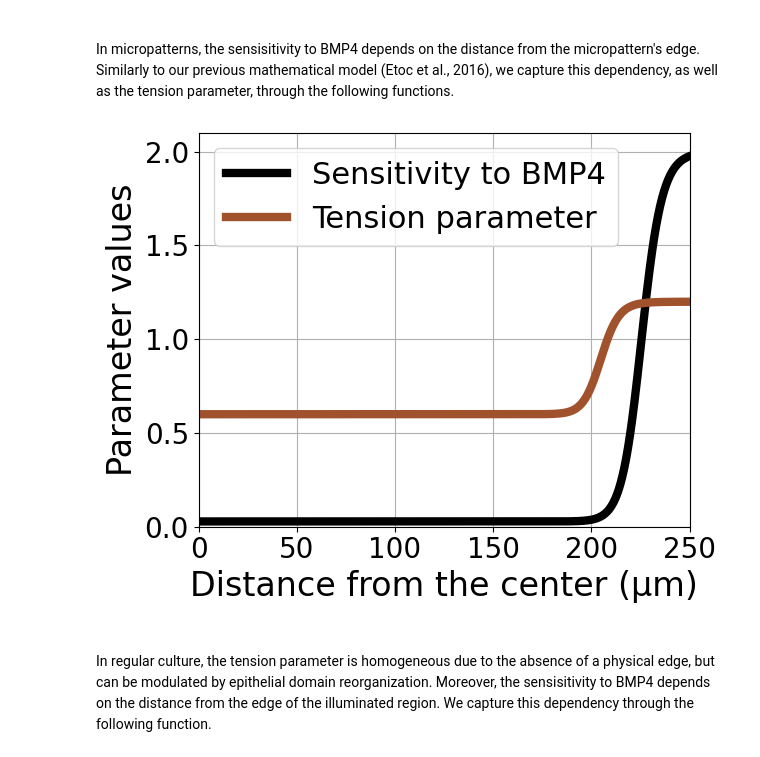
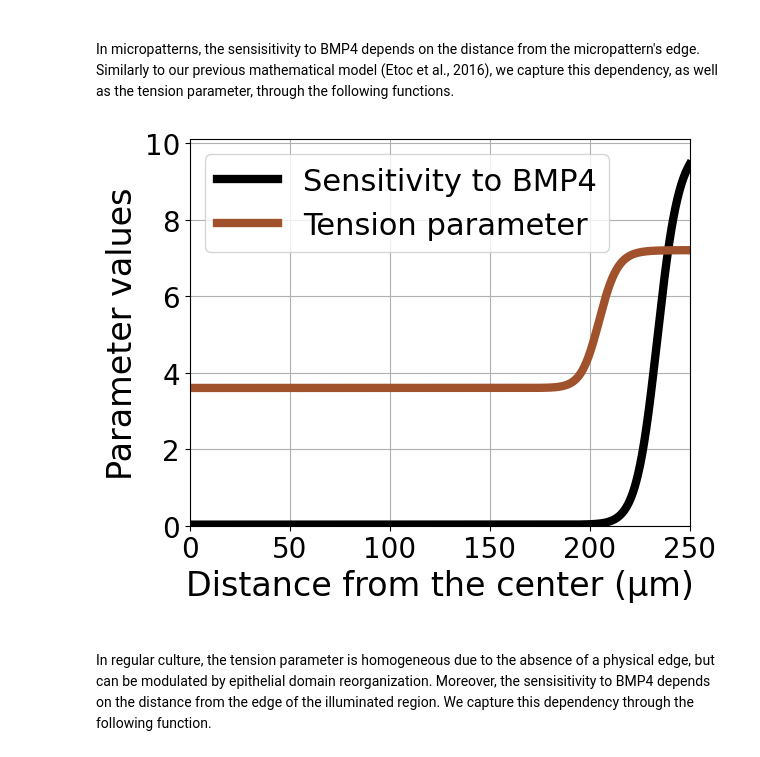
Before and after one commit to laurentjutrasdube/Optogenetic-Programmable_Human_Embryo_Models, a Jupyter notebook: OptoBMP4_model_simulations.ipynb, the cells around one changed output. Saved outputs shown, nothing was run; the diff lists cells and outputs as text; code cells hidden in the pictures.

```diff
--- a/OptoBMP4_model_simulations.ipynb
+++ b/OptoBMP4_model_simulations.ipynb
@@ -34,11 +34,11 @@ param = {
     "a"        : 1.,
 
     # Wnt
-    "p1_WNT3" : 0.6,
-    "p2_WNT3" : 0.06,
+    "p1_WNT3" : 0.1,
+    "p2_WNT3" : 0.01,
     "D_WNT3"  : 4.,
     "l_WNT3"  : 0.005,
-    "T_WNT3"  : 0.6,
+    "T_WNT3"  : 3.6,
 
     # Nodal
     "p_NODAL" : 0.13,
@@ -81,7 +81,7 @@ param = {
     "K3_BRA" : 0.5,
 
     # Array size, time points, and radius
-    "times"     : np.linspace(0., 5e3, 500),
+    "times"     : np.linspace(0.1, 5e3, 500),
     "x_total"   : 250.,
     "x_arr_len" : 300,
 
@@ -94,30 +94,28 @@ param = {
 
 In micropatterns, the sensisitivity to BMP4 depends on the distance from the micropattern's edge. Similarly to our previous mathematical model (Etoc et al., 2016), we capture this dependency, as well as the tension parameter, through the following functions.
 # %%
-x_total = 250.
-x = np.linspace(0., x_total, 1000)
-r = x-x_total+205.
-K_mp = param["K_pSMAD1"]/(1.+(r/160.)**35.)+0.5
-T_mp = 0.6*(r/160.)**35./(1.+(r/160.)**35.)+0.6
+# Compute the edge-dependent parameters
+param["micro"], param["fixed_BMP4"], param["x_total"] = True, 50., 250.
+x = np.linspace(0., param["x_total"], 1000)
+K_MPF, T_MPF = fct.compute_edge_parameters(x, param)
 
-
+# Generate the figure
 fig, ax = plt.subplots(figsize=[6.4, 5.])
 
-# Edge-dependent parameters
-ax.plot(x, 1./K_mp, c='k', lw=6, label='Sensitivity to BMP4')
-ax.plot(x, T_mp, c='sienna', lw=6, label='Tension parameter')
+ax.plot(x, 1./K_MPF, c='k', lw=6, label='Sensitivity to BMP4')
+ax.plot(x, T_MPF, c='sienna', lw=6, label='Tension parameter')
 ax.set_xlabel('Distance from the center (µm)', fontsize=24)
 ax.set_ylabel('Parameter values', fontsize=24)
-ax.set_xlim(0., x_total)
-ax.set_ylim(0., 2.1)
+ax.set_xlim(0., param["x_total"])
+ax.set_ylim(0., 10.1)
 ax.tick_params(labelsize=20)
 ax.grid()
 ax.legend(fontsize=22)
 
 fig.tight_layout()
 fig.savefig('Figures/FIG4B_micropattern_edge_parameter_values.pdf', dpi=300)
 # %% [output]
-[figure, old version]
+[figure, new version]
 # %% [markdown]
 <br>
 
```
Also changed, not shown: parts of 18 cells of this notebook, 1 other file.
